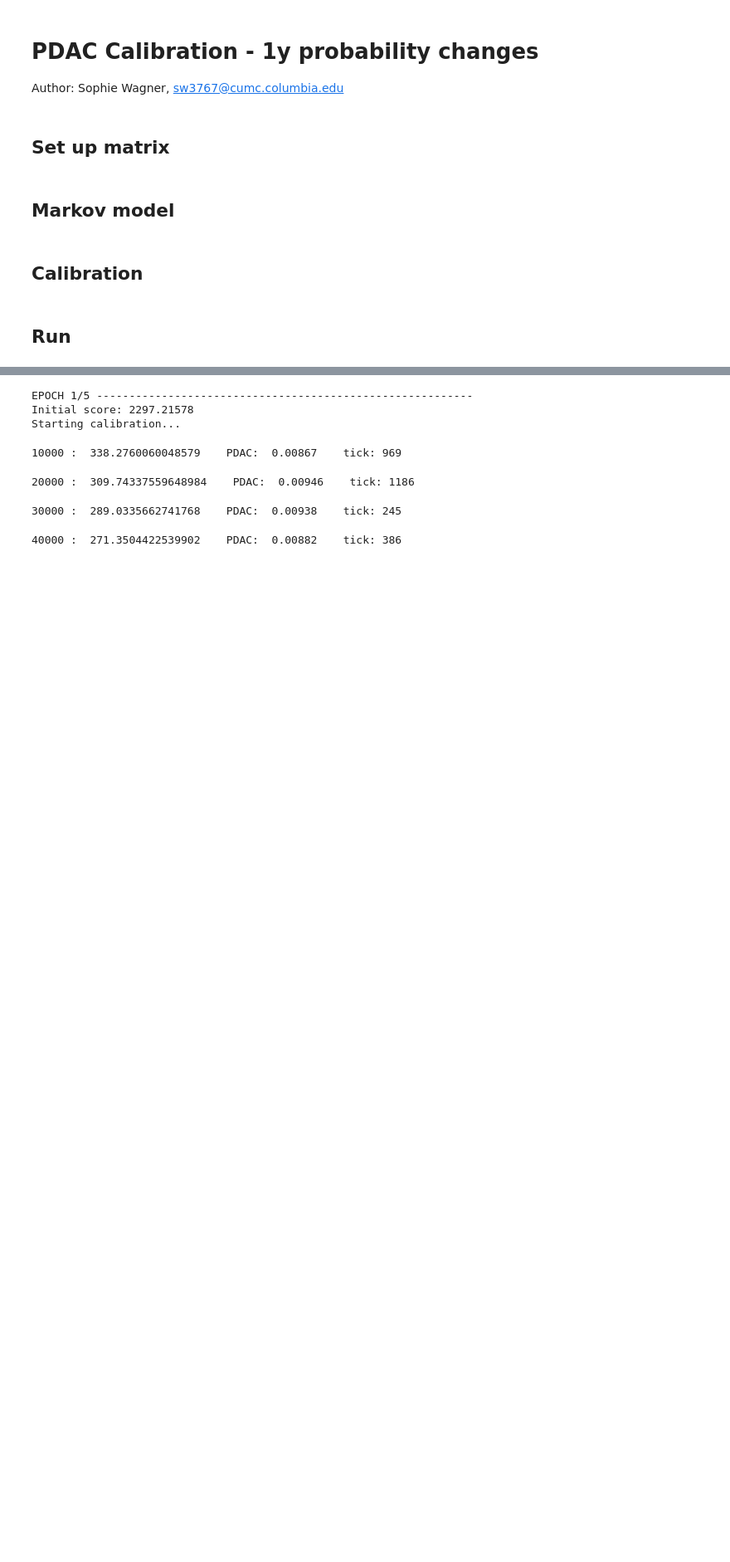
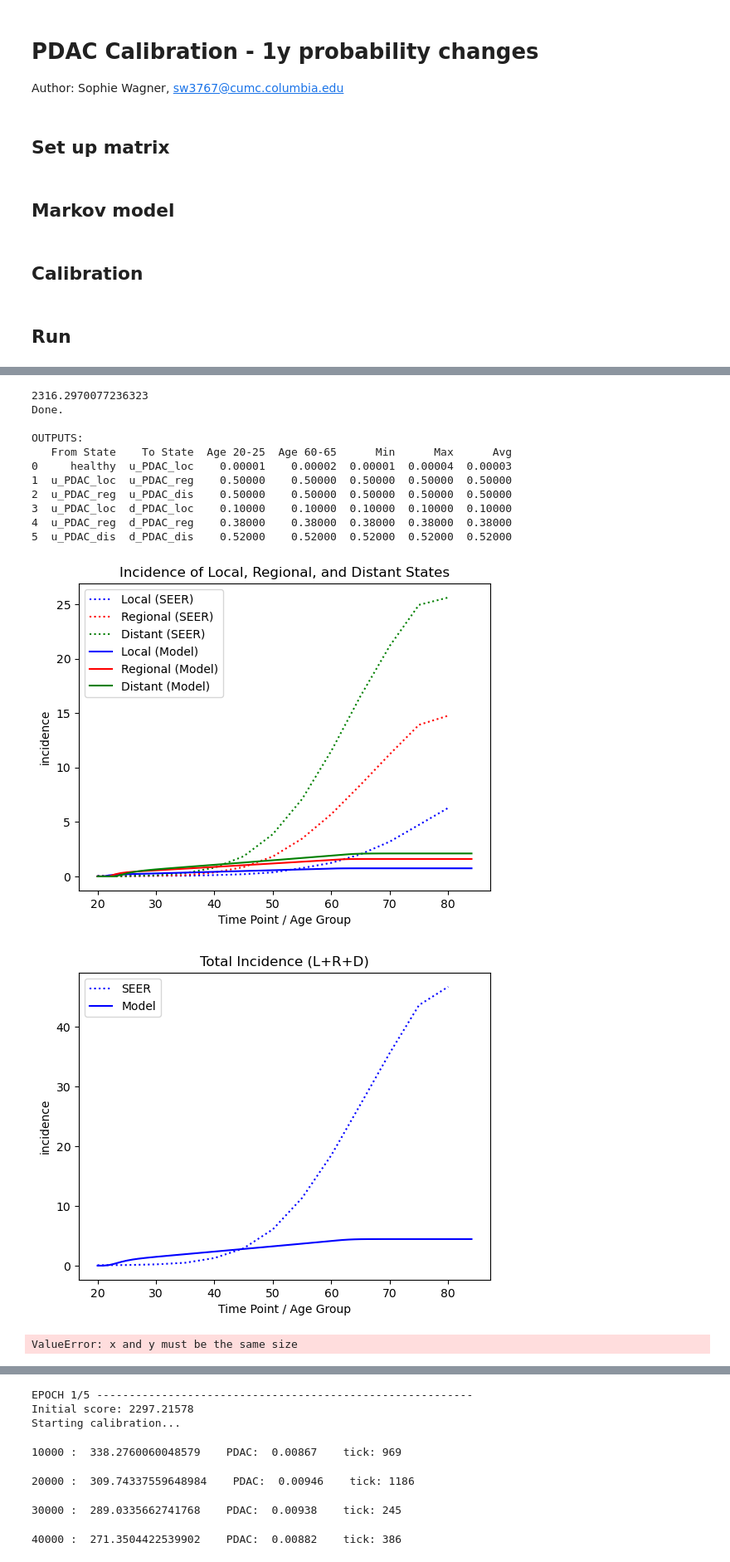
Before and after one commit to CUMC-HIRE/endpac-pancreatic-model, a Jupyter notebook: notebooks/pdac-calibration-age-1y.ipynb, the cells around one changed output, grey strips where cells are left out. Shown at 83% size. Drawn from its saved outputs; the diff is of its cells as text; code cells hidden in the pictures; blank space fills up the shorter version.

Commit message:
fix: minor fixes to plots, step, etc. to run 1y

```diff
--- a/notebooks/pdac-calibration-age-1y.ipynb
+++ b/notebooks/pdac-calibration-age-1y.ipynb
@@ -46,7 +46,7 @@ def create_matrix():
     matrix = np.zeros((len(c.age_layers), len(c.health_states_itos), len(c.health_states_itos)))
     age_60_idx = 8 if c.param_interval == 5 else 40
     matrix[:, 0, 1] = 1-(1-0.0011)**(1/25) # average risk after 50 ~ 0.0011, transformed to annual prob
-    matrix[:age_60_idx, 0, 1] = np.linspace(0.00001,matrix[-1,0,1],age_60_idx)
+    matrix[:age_60_idx, 0, 1] = np.linspace(0.000001,matrix[-1,0,1],age_60_idx)
     matrix[:, 1, 2] = c.model_inputs_dict['p_Local_to_Regional_PC']
     matrix[:, 2, 3] = c.model_inputs_dict['p_Regional_to_Distant_PC']
     matrix[:, 1, 4] = c.model_inputs_dict['p_symptom_local']
@@ -63,7 +63,8 @@ def create_matrix():
 
 def constrain_matrix(matrix):
 
-    matrix = np.clip(matrix, 0.00000001, 1.0)
+    matrix = np.clip(matrix, 0.0, 1.0)
+    matrix[:, 0, 1] = np.maximum(matrix[:,0,1], 0.00000001)
     matrix[:, 0, 1] = np.maximum.accumulate(matrix[:, 0, 1])
     matrix[:, 1, 2] = np.maximum(matrix[:, 0, 1], matrix[:, 1, 2])
     matrix[:, 2, 3] = np.maximum(matrix[:, 1, 2], matrix[:, 2, 3])
@@ -114,7 +115,7 @@ def run_markov(matrix, starting_age=20, max_age=84):
         pop_log = np.concatenate((pop_log, month_pop), axis=1)  # (13, 65)
 
         current_age += 1
-        if current_age in c.ages_layers_1y:
+        if current_age in c.age_layers:
             age_layer += 1
 
     incidence, incidence_unadj = inc_log.copy(), inc_log.copy()
@@ -133,15 +134,15 @@ def step(matrix, step_size, num_adj=3):
     points = list(c.transitions_itos.keys())
     step_tp = random.choices(points, k=num_adj)
     step_age = random.choices(c.age_layers_5y, k=num_adj)
-    mask = np.arange(matrix.shape[0]%5==2)
-    new_matrix = matrix[mask, :, :]
+    new_matrix = matrix[2::5, :, :]
+    assert new_matrix.shape[0] == 13
     for i in range(num_adj):
         (from_state, to_state), age = step_tp[i], step_age[i]
         step_param = new_matrix[age, from_state, to_state] * step_size
         new_matrix[age, from_state, to_state] += np.random.uniform(low=-step_param, high=step_param)
 
     new_matrix[-1, :, :] = np.minimum(new_matrix[-1, :, :], new_matrix[-2, :, :])
-    new_matrix = csaps([22.5,27.5,32.5,37.5,42.5,47.5,52.5,57.5,62.5,67.5,72.5,77.5,82.5], new_matrix, axis=0, smooth=0.001)(c.age_layers_1y)
+    new_matrix = csaps([22.5,27.5,32.5,37.5,42.5,47.5,52.5,57.5,62.5,67.5,72.5,77.5,82.5], new_matrix, axis=0, smooth=0.001)(c.age_layers_1y).clip(0.0,1.0)
     assert new_matrix.shape[0]==65
 
     new_matrix = constrain_matrix(new_matrix)
@@ -250,3 +252,6 @@ def run_sa(tmat=None, save_all=False, n_iterations=50000, step_size=0.2, n_adj=5
         p.plot_params(curr_tmat,  show_plot=True)
 
     return curr_tmat
+# %%
+run_sa(None, False, 10)
+# %% [output]
@@ -252,0 +269,14 @@ def run_sa(tmat=None, save_all=False, n_iterations=50000, step_size=0.2, n_adj=5
+2316.2970077236323
+Done.
+
+OUTPUTS:
+   From State    To State  Age 20-25  Age 60-65      Min      Max      Avg
+0     healthy  u_PDAC_loc    0.00001    0.00002  0.00001  0.00004  0.00003
+1  u_PDAC_loc  u_PDAC_reg    0.50000    0.50000  0.50000  0.50000  0.50000
+2  u_PDAC_reg  u_PDAC_dis    0.50000    0.50000  0.50000  0.50000  0.50000
+3  u_PDAC_loc  d_PDAC_loc    0.10000    0.10000  0.10000  0.10000  0.10000
+4  u_PDAC_reg  d_PDAC_reg    0.38000    0.38000  0.38000  0.38000  0.38000
+5  u_PDAC_dis  d_PDAC_dis    0.52000    0.52000  0.52000  0.52000  0.52000
+[figure, added]
+[figure, added]
+ValueError: x and y must be the same size
```
Also changed, not shown: parts of 2 cells of this notebook, 2 other files.
